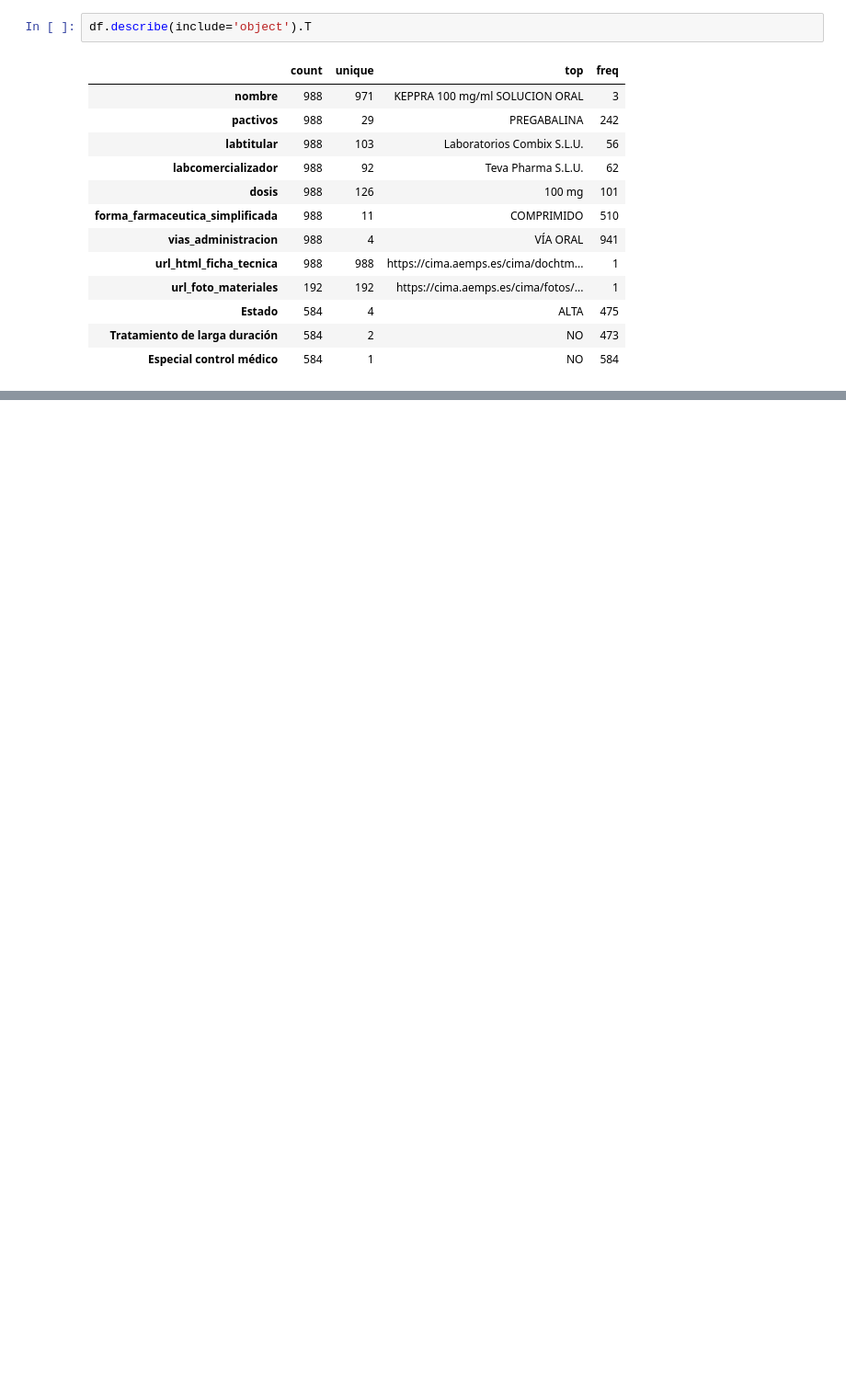
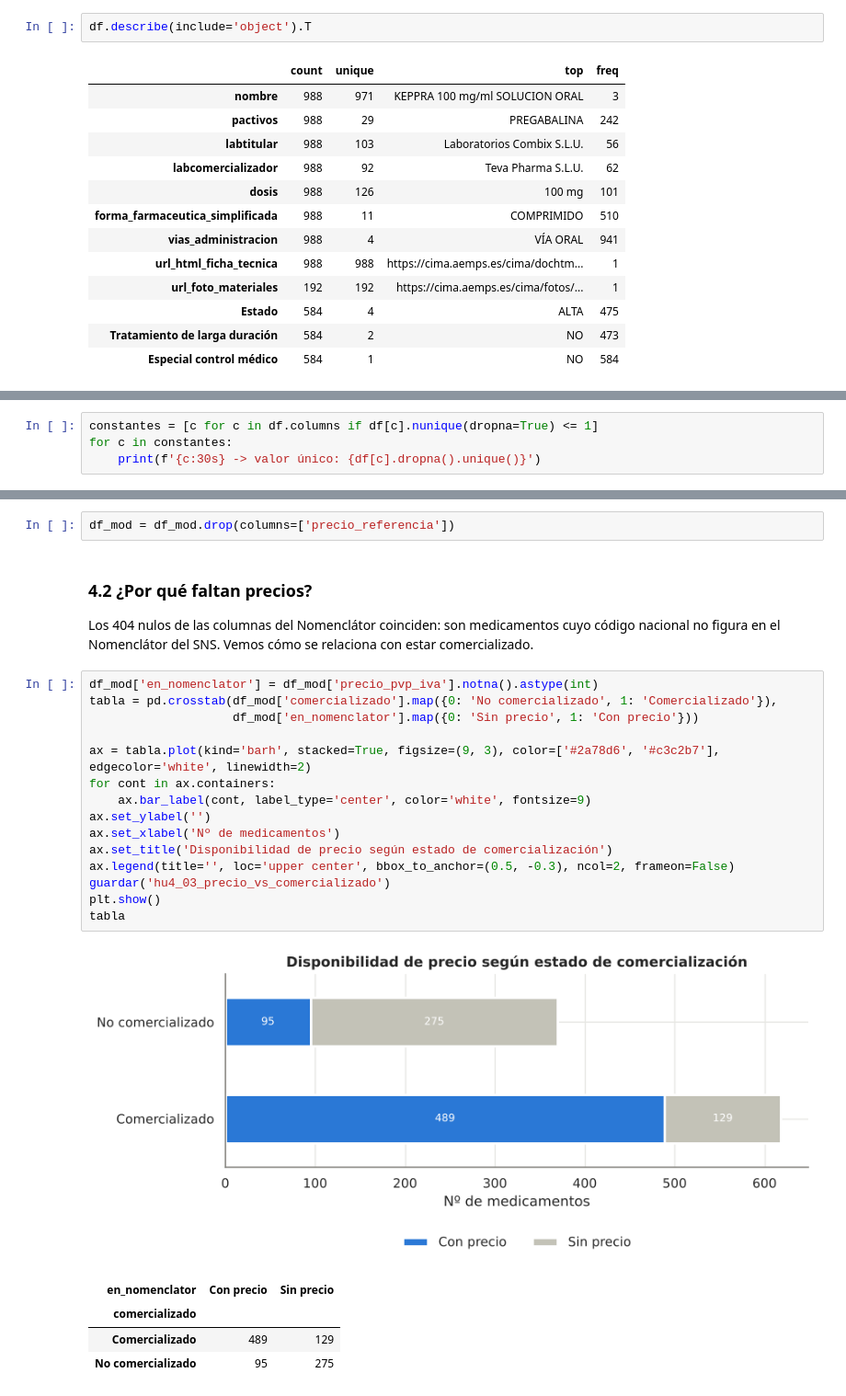
Before and after one commit to carlosagustii/epileps.IA, a Jupyter notebook: src/epileps_ia/pruebas_EDA.ipynb, the cells around one changed output, grey strips where cells are left out. Shown at 92% size. Drawn from its saved outputs; the diff is of its cells as text; blank space fills up the shorter version.

```diff
--- a/src/epileps_ia/pruebas_EDA.ipynb
+++ b/src/epileps_ia/pruebas_EDA.ipynb
@@ -44,0 +172,4 @@ df.describe(include='object').T
+# %%
+constantes = [c for c in df.columns if df[c].nunique(dropna=True) <= 1]
+for c in constantes:
+    print(f'{c:30s} -> valor único: {df[c].dropna().unique()}')
@@ -75,0 +270,27 @@ plt.show() #no tiene ninguna relaciob, como vemos en la grafica hay precios con
+# %%
+df_mod = df_mod.drop(columns=['precio_referencia'])
+# %% [markdown]
+### 4.2 ¿Por qué faltan precios?
+
+Los 404 nulos de las columnas del Nomenclátor coinciden: son medicamentos cuyo código nacional no figura en el Nomenclátor del SNS. Vemos cómo se relaciona con estar comercializado.
+# %%
+df_mod['en_nomenclator'] = df_mod['precio_pvp_iva'].notna().astype(int)
+tabla = pd.crosstab(df_mod['comercializado'].map({0: 'No comercializado', 1: 'Comercializado'}),
+                    df_mod['en_nomenclator'].map({0: 'Sin precio', 1: 'Con precio'}))
+
+ax = tabla.plot(kind='barh', stacked=True, figsize=(9, 3), color=['#2a78d6', '#c3c2b7'], edgecolor='white', linewidth=2)
+for cont in ax.containers:
+    ax.bar_label(cont, label_type='center', color='white', fontsize=9)
+ax.set_ylabel('')
+ax.set_xlabel('Nº de medicamentos')
+ax.set_title('Disponibilidad de precio según estado de comercialización')
+ax.legend(title='', loc='upper center', bbox_to_anchor=(0.5, -0.3), ncol=2, frameon=False)
+guardar('hu4_03_precio_vs_comercializado')
+plt.show()
+tabla
+# %% [output]
+[figure, added]
+| en_nomenclator | Con precio | Sin precio |
+| comercializado |  |  |
+| Comercializado | 489 | 129 |
+| No comercializado | 95 | 275 |
```
Also changed, not shown: parts of 58 cells of this notebook, 11 other files.
